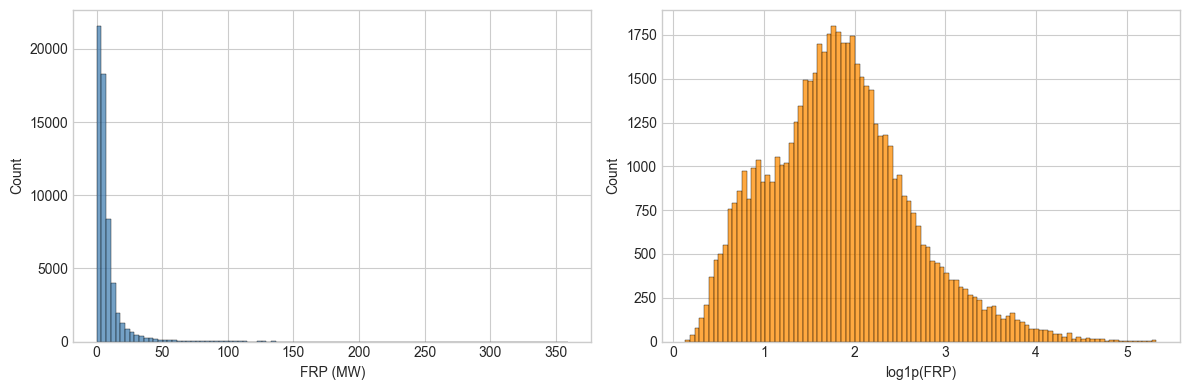
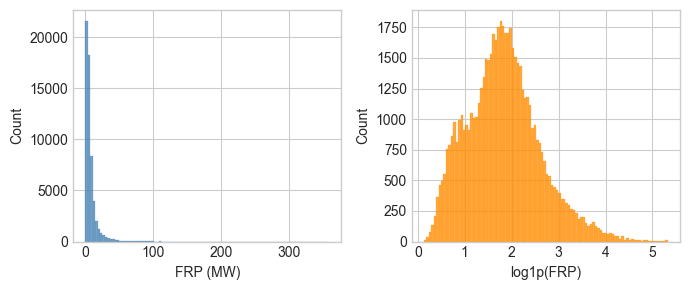
The change to this notebook cell's code, shown as a diff; its figure went from the first image to the second:
--- before
+++ after
@@ -1,9 +1,9 @@
-fig, axes = plt.subplots(1, 2, figsize=(12, 4))
+fig, axes = plt.subplots(1, 2, figsize=(7, 3))
 
-sns.histplot(df['frp'], bins=100, ax=axes[0], color='steelblue')
+sns.histplot(df['frp'], bins=100, ax=axes[0], color='steelblue', edgecolor='steelblue')
 axes[0].set_xlabel('FRP (MW)')
 axes[0].set_ylabel('Count')
 
-sns.histplot(df['frp_log1p'], bins=100, ax=axes[1], color='darkorange')
+sns.histplot(df['frp_log1p'], bins=100, ax=axes[1], color='darkorange', edgecolor='darkorange')
 axes[1].set_xlabel('log1p(FRP)')
 axes[1].set_ylabel('Count')

Commit: style(eda): compact figure sizing across plots